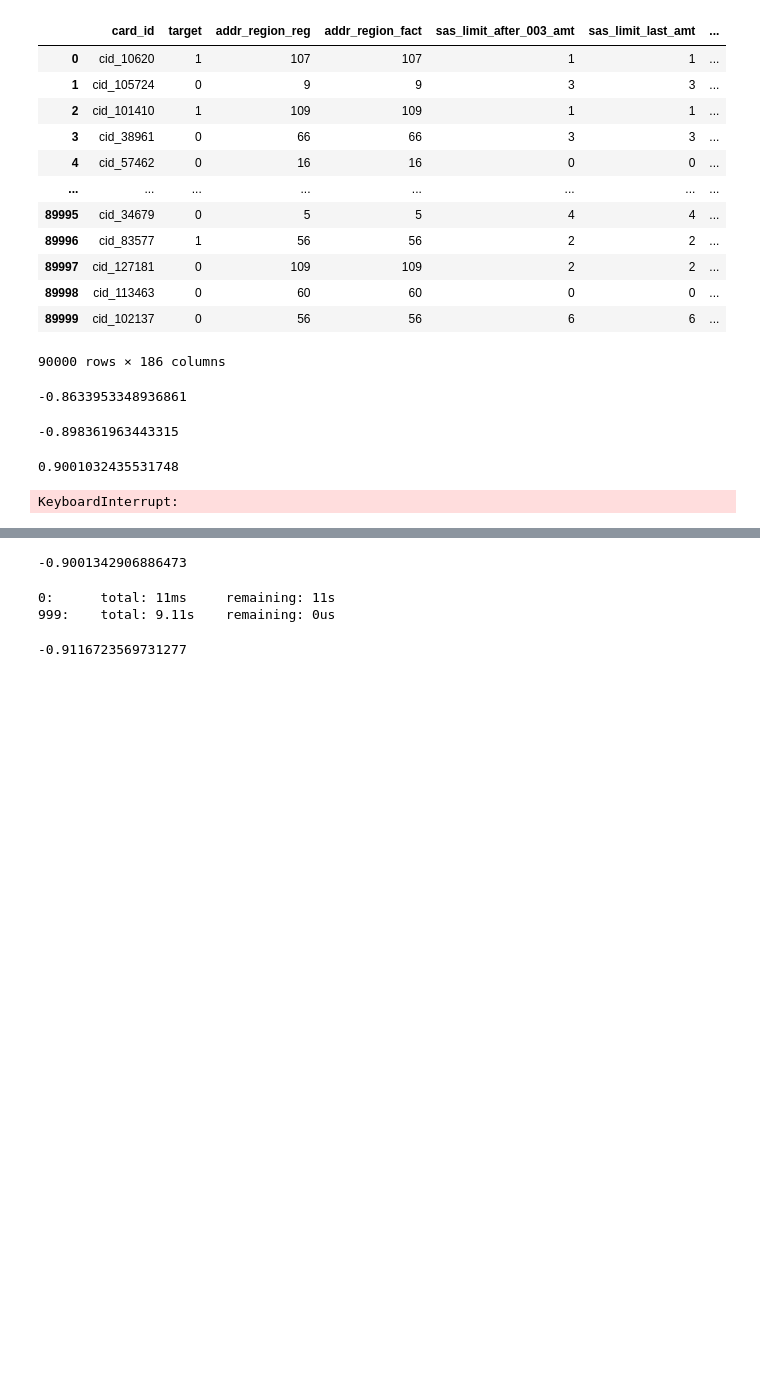
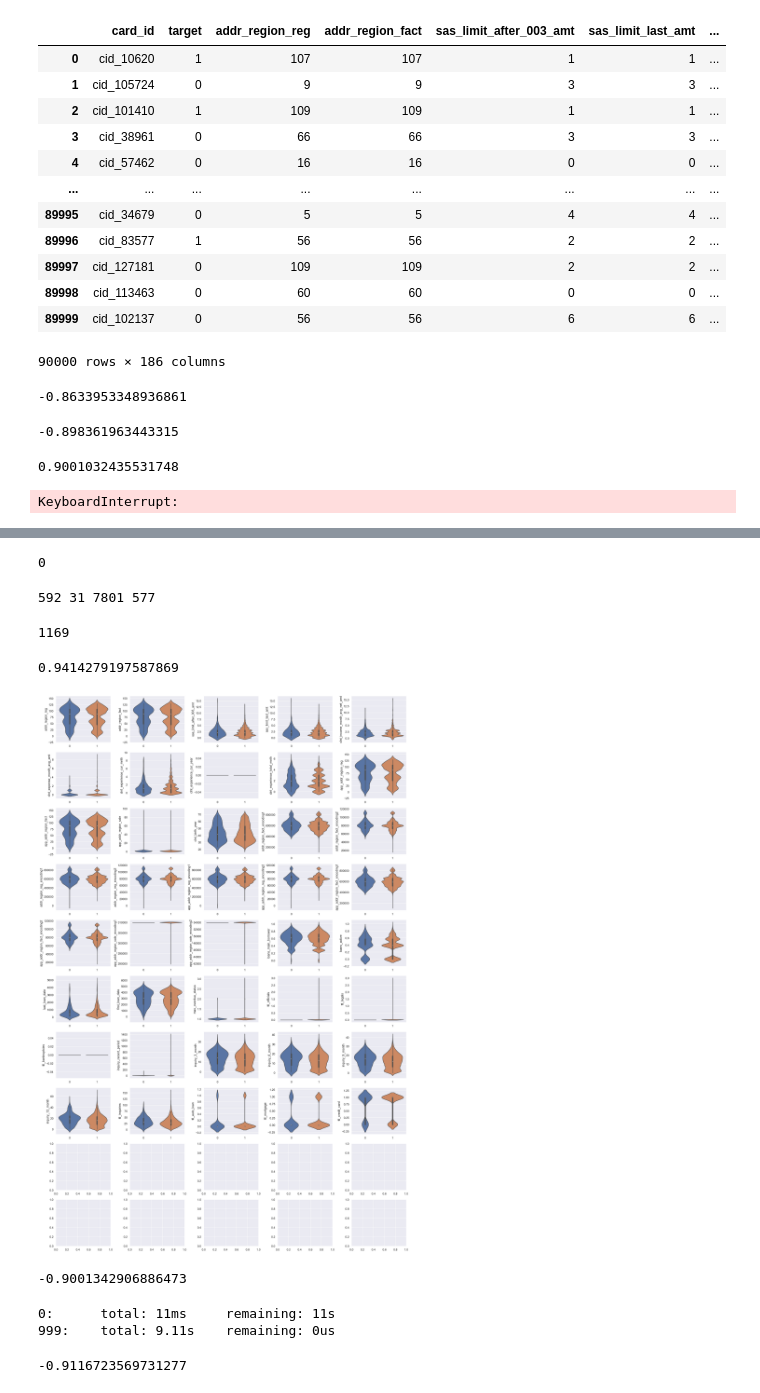
Before and after one commit to Oxonomy/IDAO-2020-FinalRound, a Jupyter notebook: modeling.ipynb, the cells around one changed output, grey strips where cells are left out. Drawn from its saved outputs; the diff is of its cells as text; code cells hidden in the pictures; blank space fills up the shorter version.

```diff
--- a/modeling.ipynb
+++ b/modeling.ipynb
@@ -131,0 +126,11 @@ predict=np.mean(list(predict.values()), axis=0)
+# %%
+for i, model in enumerate(models):
+    dump(models[i], "models_joblib/models_"+str(i)+"_.joblib")
+# %%
+def reset_averages(predict, k):
+    order = pd.np.argsort(-predict)
+    top_k = int(k * len(predict))
+    predict[(predict < predict[order][top_k]) & (predict > predict[order][-top_k])] = -1
+    return predict
+print(roc_auc_score_at_K(reset_averages(model.predict(X), k=0.1), y, rate=0.2))
+print(roc_auc_score_at_K(reset_averages(model.predict(X), k=0.08), y, rate=0.16))
@@ -132,2 +140,2 @@ predict=np.mean(list(predict.values()), axis=0)
 # %%
-print(roc_auc_score_at_K(reset_averages(models[1].predict(X)), y, rate=0.1))
+df.predict=reset_averages(model.predict(X), 0.1)
@@ -138,3 +160,44 @@ models[0].save_model()
+# %%
+sum((predict<0.5)*y)
+# %% [output]
+0
+# %%
+k=0.75
+print(sum((1-y)*(predict<k)), sum((y)*(predict<k)), sum((y)*(predict>k)), sum((1-y)*(predict>k)))
+# %% [output]
+592 31 7801 577
+# %%
+sum(1-y)
+# %% [output]
+1169
+# %%
+X = df[df.columns[2:]].to_numpy()
+y = df['target'].to_numpy()
+
+predict=
+predict=np.sum(list(predict.values()), axis=0)
+predict-=predict.min()
+predict/=predict.max()
+print(roc_auc_score_at_K(reset_averages(predict), y, rate=0.1))
+# %% [output]
+0.9414279197587869
+# %%
+df.predict = reset_averages(df.predict.to_numpy())
+m=df.predict!=-1
+# %%
+sns.set()
+
+
+fig, axes = plt.subplots(nrows=10, ncols=5, figsize=(20, 30))
+for idx, feat in enumerate(df.columns[2:42]):
+    ax = axes[int(idx / 5), idx % 5]
+    sns.violinplot(x='target', y=feat, data=df[m&(df.predict>0.5)], ax=ax, scale='area')
+    ax.set_xlabel('')
+    ax.set_ylabel(feat)
+fig.tight_layout()
+plt.show()
+# %% [output]
+[figure, added]
 # %%
 corr = df.corr()
 df = df[list(corr[abs(corr.iloc[:,0])>0.025].iloc[:,0].index)]
```
Also changed, not shown: parts of 13 cells of this notebook, 18 other files.
